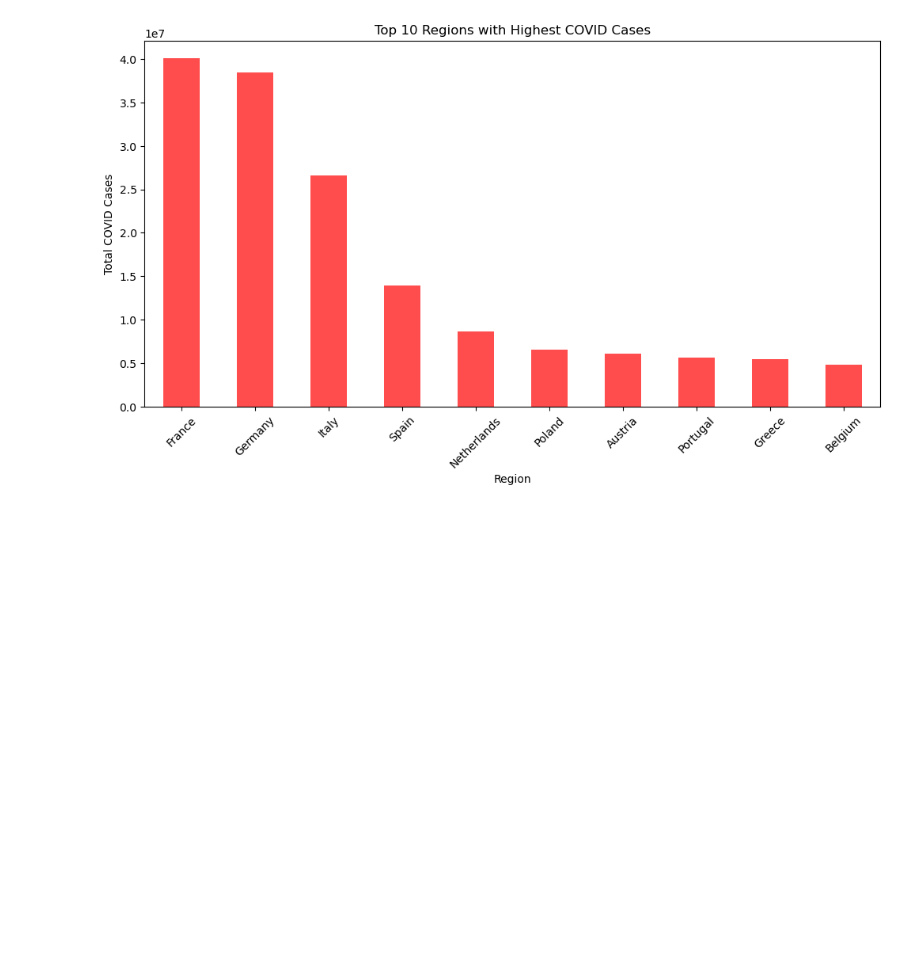
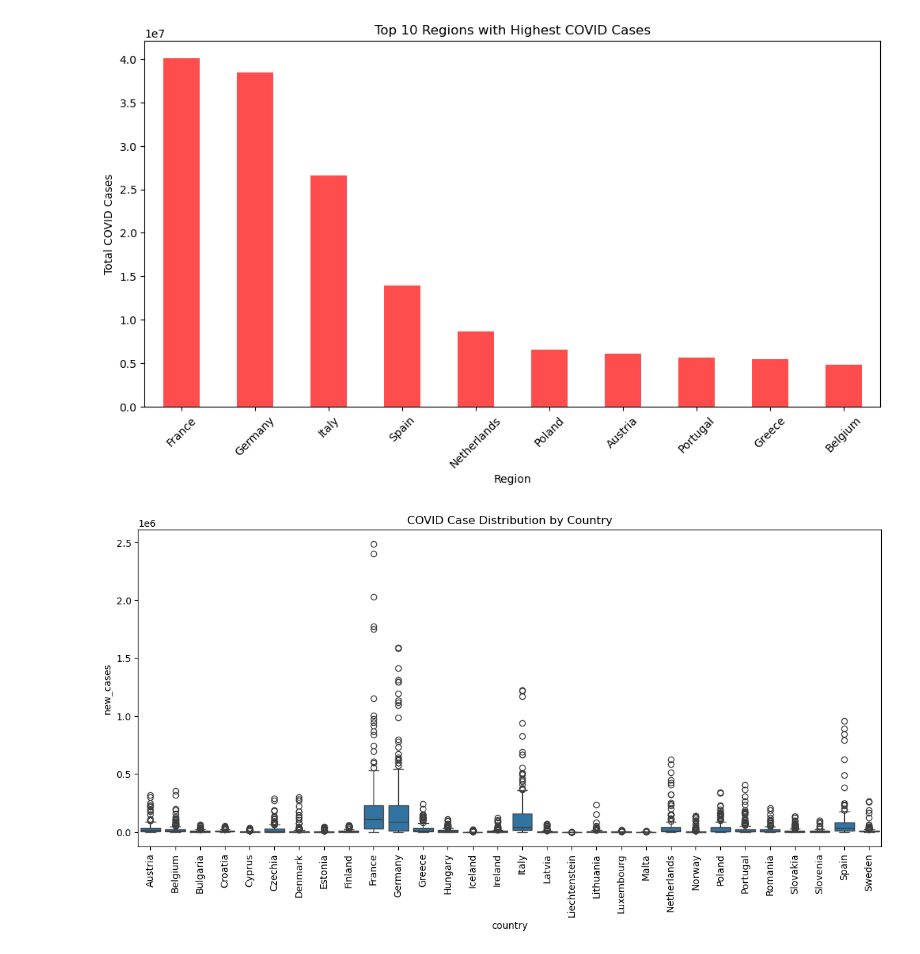
Before and after one commit to srujanaharinath/Sql-for-Data-Science, a Jupyter notebook: code/covid.ipynb, the cells around one changed output. Drawn from its saved outputs; the diff is of its cells as text; code cells hidden in the pictures; blank space fills up the shorter version.

```diff
--- a/code/covid.ipynb
+++ b/code/covid.ipynb
@@ -105,3 +104,11 @@ plt.xticks(rotation=45)
 plt.show()
 # %% [output]
 [figure]
+# %%
+plt.figure(figsize=(14, 6))
+sns.boxplot(x="country", y="new_cases", data=data)
+plt.xticks(rotation=90)
+plt.title("COVID Case Distribution by Country")
+plt.show()
+# %% [output]
+[figure, added]
```
Also changed, not shown: parts of 5 cells of this notebook.
